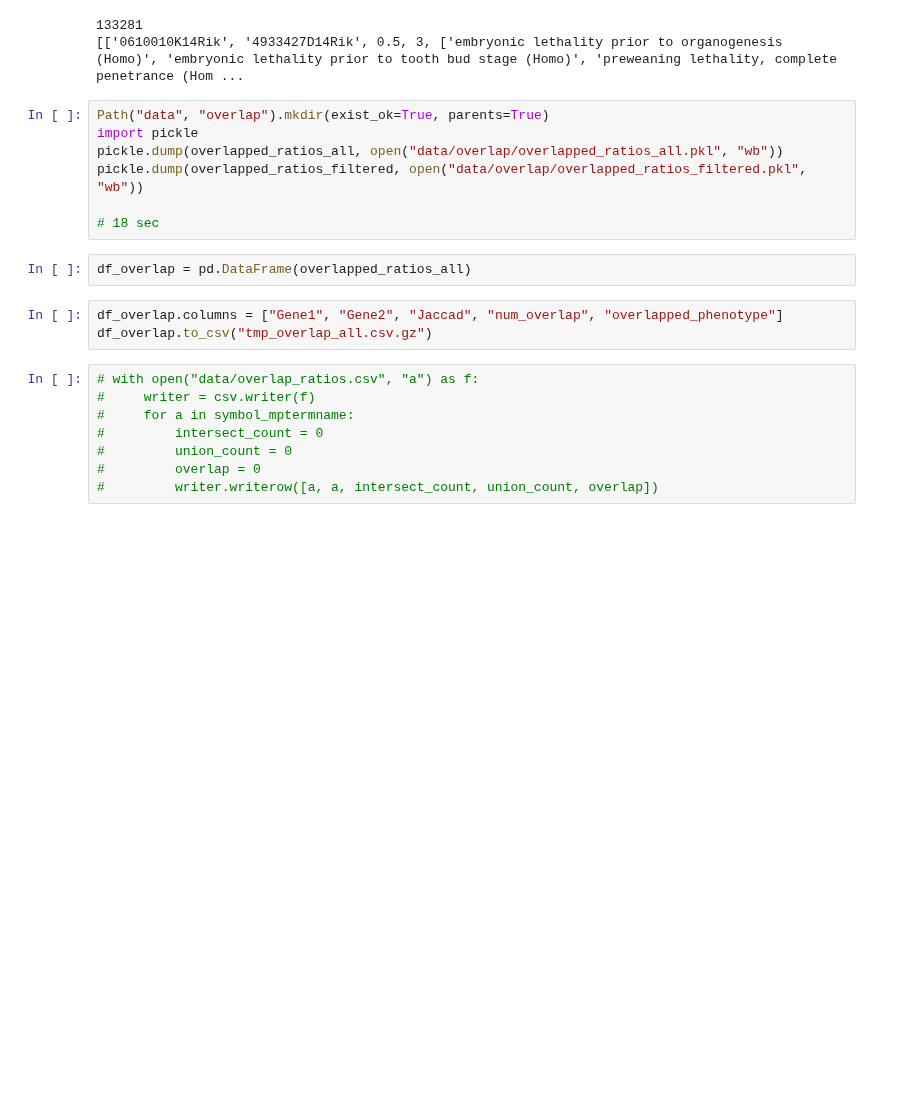
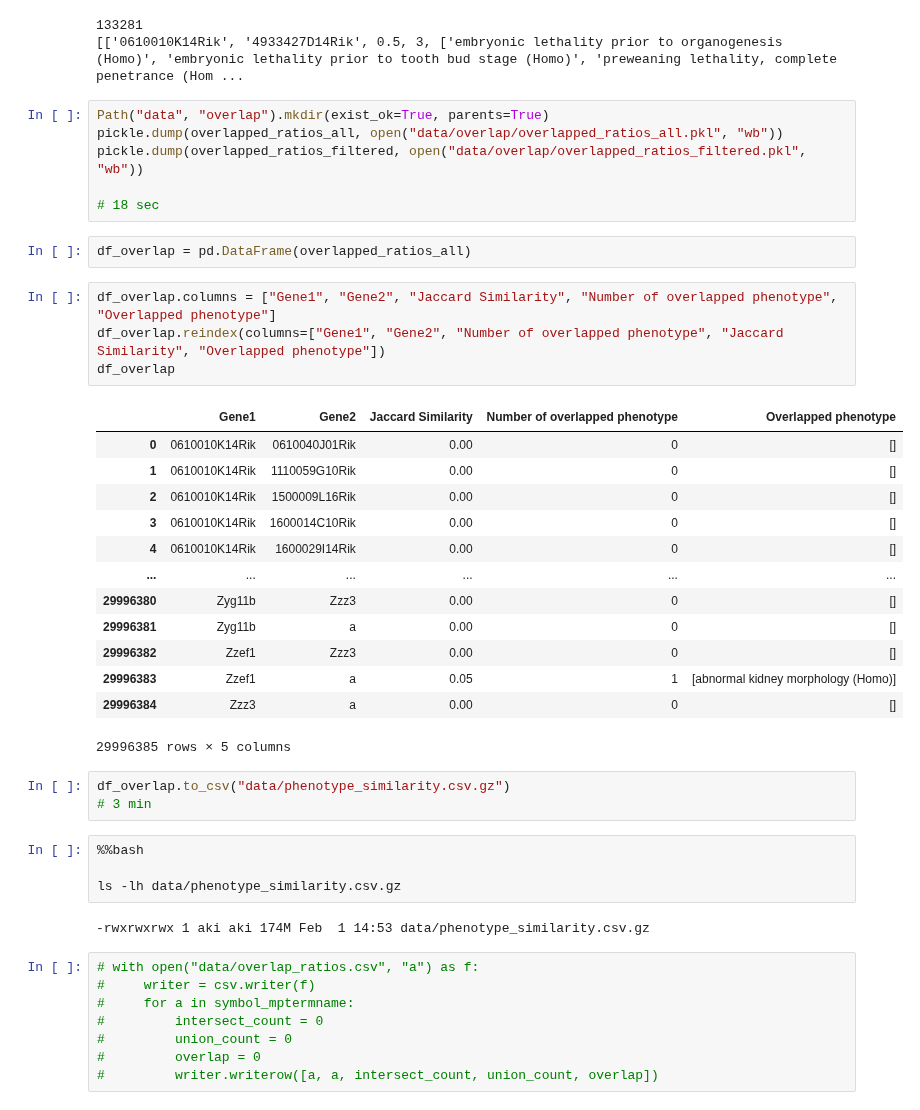
Before and after one commit to akikuno/TSUMUGI-dev, a Jupyter notebook: notebooks/notebools-web/035_phenotype_similarity.ipynb, the cells around one changed output. Saved outputs shown, nothing was run; the diff lists cells and outputs as text; blank space fills up the shorter version.

Commit message:
Save all similarity data in `data/phenotype_similarity.csv.gz`

```diff
--- a/notebooks/notebools-web/035_phenotype_similarity.ipynb
+++ b/notebooks/notebools-web/035_phenotype_similarity.ipynb
@@ -102,16 +102,39 @@ print(overlapped_ratios_filtered[:3])
 [['0610010K14Rik', '4933427D14Rik', 0.5, 3, ['embryonic lethality prior to organogenesis (Homo)', 'embryonic lethality prior to tooth bud stage (Homo)', 'preweaning lethality, complete penetrance (Hom ...
 # %%
 Path("data", "overlap").mkdir(exist_ok=True, parents=True)
-import pickle
 pickle.dump(overlapped_ratios_all, open("data/overlap/overlapped_ratios_all.pkl", "wb"))
 pickle.dump(overlapped_ratios_filtered, open("data/overlap/overlapped_ratios_filtered.pkl", "wb"))
 
 # 18 sec
 # %%
 df_overlap = pd.DataFrame(overlapped_ratios_all)
-# %%
-df_overlap.columns = ["Gene1", "Gene2", "Jaccad", "num_overlap", "overlapped_phenotype"]
-df_overlap.to_csv("tmp_overlap_all.csv.gz")
+# %%
+df_overlap.columns = ["Gene1", "Gene2", "Jaccard Similarity", "Number of overlapped phenotype", "Overlapped phenotype"]
+df_overlap.reindex(columns=["Gene1", "Gene2", "Number of overlapped phenotype", "Jaccard Similarity", "Overlapped phenotype"])
+df_overlap
+# %% [output]
+|  | Gene1 | Gene2 | Jaccard Similarity | Number of overlapped phenotype | Overlapped phenotype |
+| 0 | 0610010K14Rik | 0610040J01Rik | 0.00 | 0 | [] |
+| 1 | 0610010K14Rik | 1110059G10Rik | 0.00 | 0 | [] |
+| 2 | 0610010K14Rik | 1500009L16Rik | 0.00 | 0 | [] |
+| 3 | 0610010K14Rik | 1600014C10Rik | 0.00 | 0 | [] |
+| 4 | 0610010K14Rik | 1600029I14Rik | 0.00 | 0 | [] |
+| ... | ... | ... | ... | ... | ... |
+| 29996380 | Zyg11b | Zzz3 | 0.00 | 0 | [] |
+| 29996381 | Zyg11b | a | 0.00 | 0 | [] |
+| 29996382 | Zzef1 | Zzz3 | 0.00 | 0 | [] |
+| 29996383 | Zzef1 | a | 0.05 | 1 | [abnormal kidney morphology (Homo)] |
+| 29996384 | Zzz3 | a | 0.00 | 0 | [] |
+29996385 rows × 5 columns
+# %%
+df_overlap.to_csv("data/phenotype_similarity.csv.gz")
+# 3 min
+# %%
+%%bash
+
+ls -lh data/phenotype_similarity.csv.gz
+# %% [output]
+-rwxrwxrwx 1 aki aki 174M Feb  1 14:53 data/phenotype_similarity.csv.gz
 # %%
 # with open("data/overlap_ratios.csv", "a") as f:
 #     writer = csv.writer(f)
```
Also changed, not shown: parts of 1 cell of this notebook.
